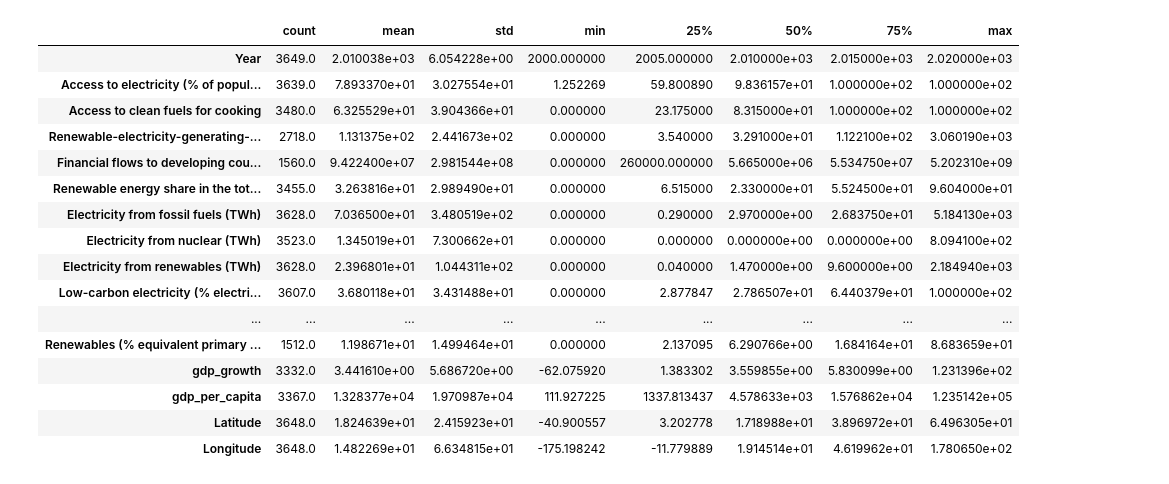
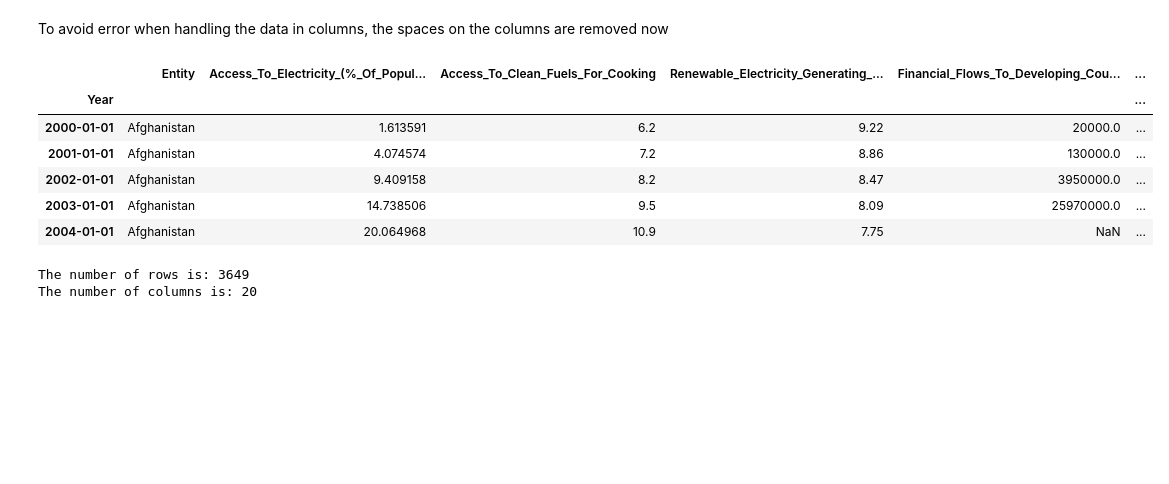
Before and after one commit to AlbertoGhub/MACHINE-LEARNING-AND-DATA-SCIENCE-PROJECTS, a Jupyter notebook: Machine Learning on Cloud/ML_Assignment.ipynb, the cells around one changed output. Cells and saved outputs as stored; diff of their text form; code cells hidden in the pictures; blank space fills up the shorter version.

```diff
--- a/Machine Learning on Cloud/ML_Assignment.ipynb
+++ b/Machine Learning on Cloud/ML_Assignment.ipynb
@@ -78,21 +96,42 @@ df.shape
+# %% [markdown]
+To avoid error when handling the data in columns, the spaces on the columns are removed now
+# %%
+# FORMATTING THE COLUMN NAMES SO IT IS EASIER TO HANDLE THEM (PUTTING THE '_' ON ANY SPACE):
+for x in list(df.columns):
+    # TESTING STORING AND CHANGING NAMES ACCORDINGLY:
+    if(x == "Value_co2_emissions_kt_by_country"):
+        name = x.replace("Value_co2_emissions_kt_by_country", "TARGET_2_VALUE_CO2_EMISSIONS_PER_COUNTRY")
+        df.rename(columns={x: name}, inplace=True)
+    elif(x == "Primary energy consumption per capita (kWh/person)"):
+        name = x.replace("Primary energy consumption per capita (kWh/person)", "TARGET_1_PRIMARY_ENERGY_CONSUMPTION_PER_CAPITA_(KWH/PERSON)")
+        df.rename(columns={x: name}, inplace=True)
+    else:
+        if(" " in x):
+            name = x.replace(" ", '_')
+        elif("-" in x):
+            name = x.replace("-", '_')
+        elif("\\n" in x):
+            name = x.replace("\\n", '_')
+        else:
+            name = x
+        df.rename(columns={x: name.title()}, inplace=True)  # Setting the new name to the column
+    name = ''
+df.head()
+# %% [output]
+|  | Entity | Access_To_Electricity_(%_Of_Popul... | Access_To_Clean_Fuels_For_Cooking | Renewable_Electricity_Generating_... | Financial_Flows_To_Developing_Cou... | ... |
+| Year |  |  |  |  |  | ... |
+| 2000-01-01 | Afghanistan | 1.613591 | 6.2 | 9.22 | 20000.0 | ... |
+| 2001-01-01 | Afghanistan | 4.074574 | 7.2 | 8.86 | 130000.0 | ... |
+| 2002-01-01 | Afghanistan | 9.409158 | 8.2 | 8.47 | 3950000.0 | ... |
+| 2003-01-01 | Afghanistan | 14.738506 | 9.5 | 8.09 | 25970000.0 | ... |
+| 2004-01-01 | Afghanistan | 20.064968 | 10.9 | 7.75 | NaN | ... |
+# %%
+# SIZE OF THE DATA:
+print(f'The number of rows is: {df.shape[0]}')
+print(f'The number of columns is: {df.shape[1]}')
+# %% [output]
+The number of rows is: 3649
+The number of columns is: 20
 # %%
-# CHECKING THE DATA STATISTIC OF THE DATA:
-df.describe().transpose()
+# # CHECKING THE DATA STATISTIC OF THE DATA: (This goes after we remove the NaN values)
+# df.describe(include='all').transpose()
-# %% [output]
-|  | count | mean | std | min | 25% | 50% | 75% | max |
-| Year | 3649.0 | 2.010038e+03 | 6.054228e+00 | 2000.000000 | 2005.000000 | 2.010000e+03 | 2.015000e+03 | 2.020000e+03 |
-| Access to electricity (% of popul... | 3639.0 | 7.893370e+01 | 3.027554e+01 | 1.252269 | 59.800890 | 9.836157e+01 | 1.000000e+02 | 1.000000e+02 |
-| Access to clean fuels for cooking | 3480.0 | 6.325529e+01 | 3.904366e+01 | 0.000000 | 23.175000 | 8.315000e+01 | 1.000000e+02 | 1.000000e+02 |
-| Renewable-electricity-generating-... | 2718.0 | 1.131375e+02 | 2.441673e+02 | 0.000000 | 3.540000 | 3.291000e+01 | 1.122100e+02 | 3.060190e+03 |
-| Financial flows to developing cou... | 1560.0 | 9.422400e+07 | 2.981544e+08 | 0.000000 | 260000.000000 | 5.665000e+06 | 5.534750e+07 | 5.202310e+09 |
-| Renewable energy share in the tot... | 3455.0 | 3.263816e+01 | 2.989490e+01 | 0.000000 | 6.515000 | 2.330000e+01 | 5.524500e+01 | 9.604000e+01 |
-| Electricity from fossil fuels (TWh) | 3628.0 | 7.036500e+01 | 3.480519e+02 | 0.000000 | 0.290000 | 2.970000e+00 | 2.683750e+01 | 5.184130e+03 |
-| Electricity from nuclear (TWh) | 3523.0 | 1.345019e+01 | 7.300662e+01 | 0.000000 | 0.000000 | 0.000000e+00 | 0.000000e+00 | 8.094100e+02 |
-| Electricity from renewables (TWh) | 3628.0 | 2.396801e+01 | 1.044311e+02 | 0.000000 | 0.040000 | 1.470000e+00 | 9.600000e+00 | 2.184940e+03 |
-| Low-carbon electricity (% electri... | 3607.0 | 3.680118e+01 | 3.431488e+01 | 0.000000 | 2.877847 | 2.786507e+01 | 6.440379e+01 | 1.000000e+02 |
-| ... | ... | ... | ... | ... | ... | ... | ... | ... |
-| Renewables (% equivalent primary ... | 1512.0 | 1.198671e+01 | 1.499464e+01 | 0.000000 | 2.137095 | 6.290766e+00 | 1.684164e+01 | 8.683659e+01 |
-| gdp_growth | 3332.0 | 3.441610e+00 | 5.686720e+00 | -62.075920 | 1.383302 | 3.559855e+00 | 5.830099e+00 | 1.231396e+02 |
-| gdp_per_capita | 3367.0 | 1.328377e+04 | 1.970987e+04 | 111.927225 | 1337.813437 | 4.578633e+03 | 1.576862e+04 | 1.235142e+05 |
-| Latitude | 3648.0 | 1.824639e+01 | 2.415923e+01 | -40.900557 | 3.202778 | 1.718988e+01 | 3.896972e+01 | 6.496305e+01 |
-| Longitude | 3648.0 | 1.482269e+01 | 6.634815e+01 | -175.198242 | -11.779889 | 1.914514e+01 | 4.619962e+01 | 1.780650e+02 |
```
Also changed, not shown: parts of 24 cells of this notebook, 10 other files.
